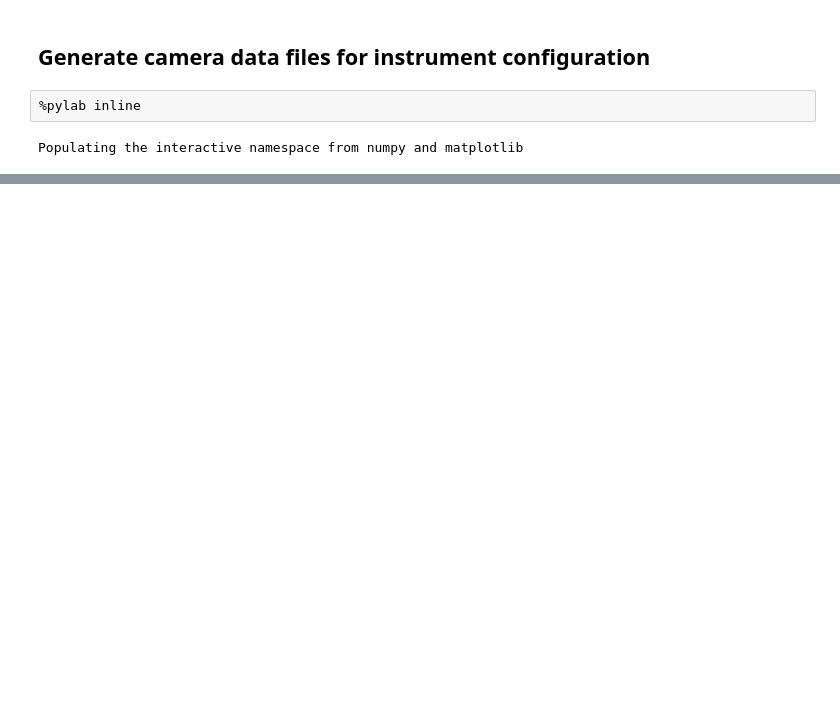
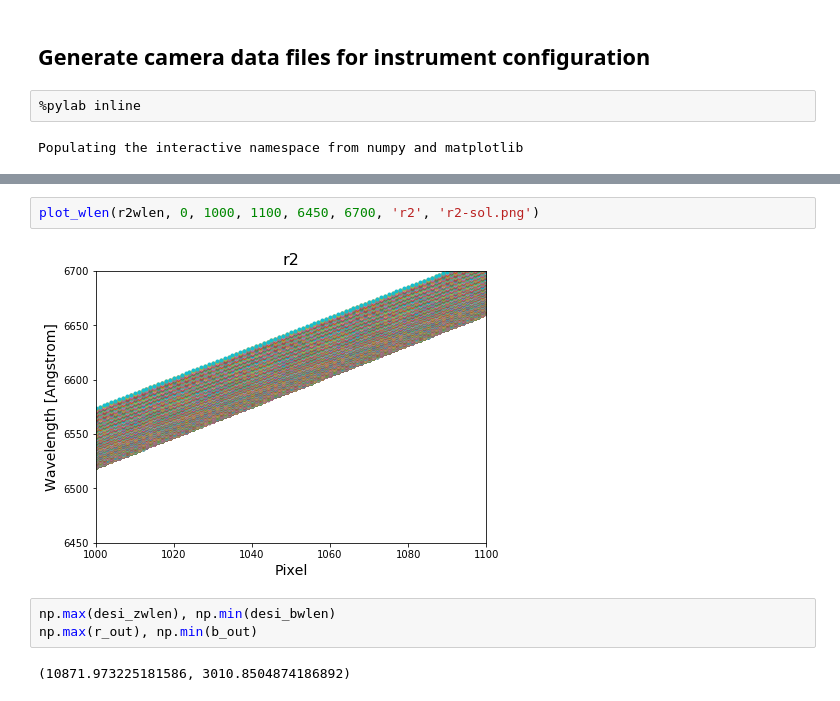
Before and after one commit to belaa/specsim-for-eboss, a Jupyter notebook: eboss_config2.ipynb, the cells around one changed output, grey strips where cells are left out. Cells and saved outputs as stored; diff of their text form; blank space fills up the shorter version.

```diff
--- a/eboss_config2.ipynb
+++ b/eboss_config2.ipynb
@@ -87,0 +269,9 @@ def plot_cameras(plate, mjd, sequence_number=1, rms=False, plot=True):
+# %%
+plot_wlen(r2wlen, 0, 1000, 1100, 6450, 6700, 'r2', 'r2-sol.png')
+# %% [output]
+[figure, added]
+# %%
+np.max(desi_zwlen), np.min(desi_bwlen)
+np.max(r_out), np.min(b_out)
+# %% [output]
+(10871.973225181586, 3010.8504874186892)
```
Also changed, not shown: parts of 157 cells of this notebook, 4 other files.
